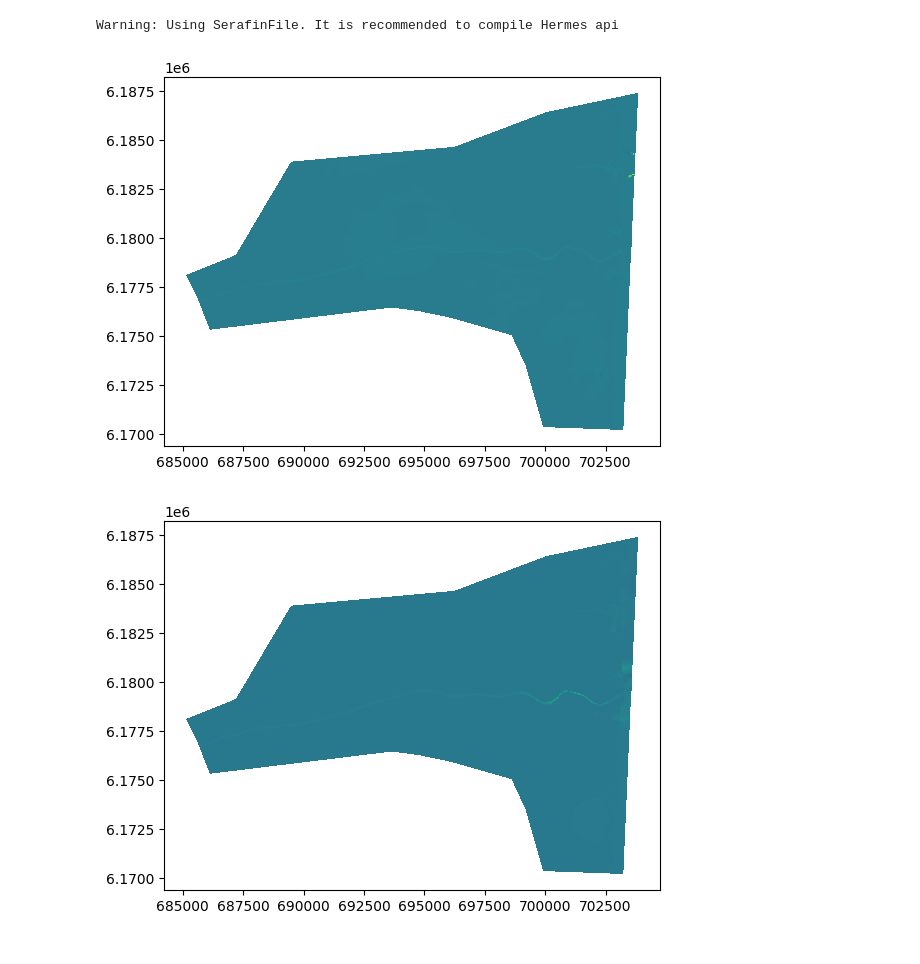
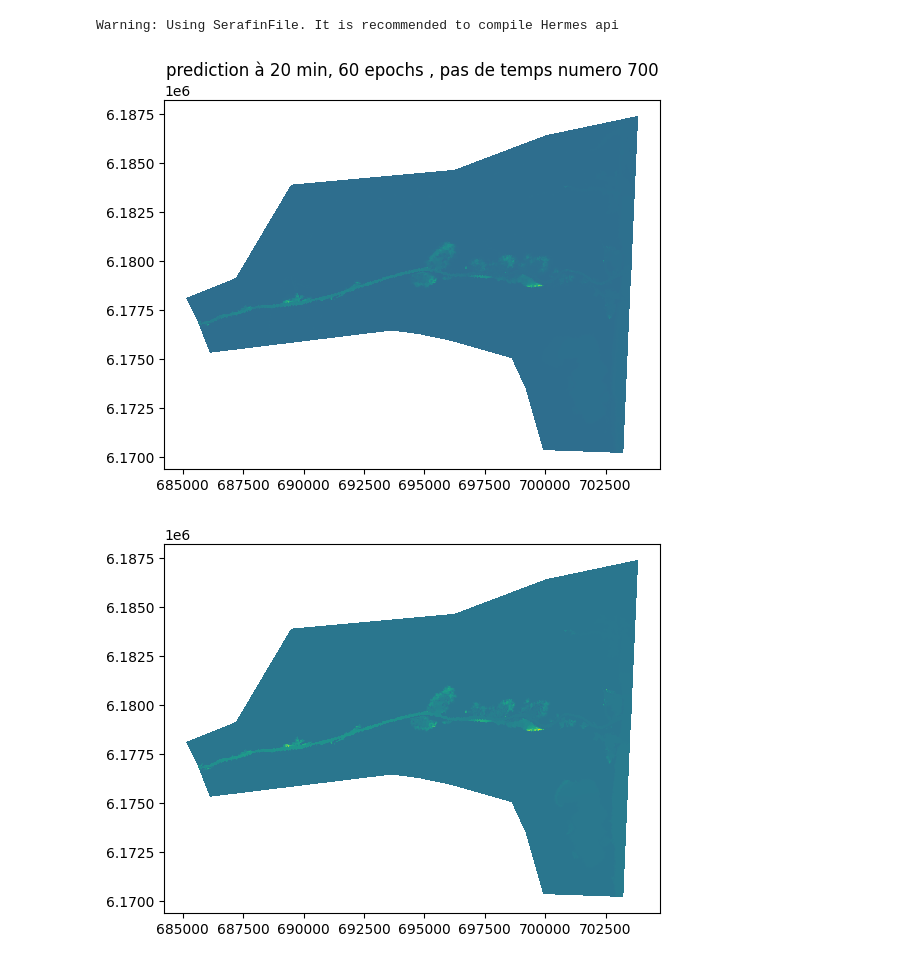
Before and after one commit to vmerc/gnn_modulus_test, a Jupyter notebook: jupyter/tet_multimesh_viz.ipynb, the cells around one changed output. Cells and saved outputs as stored; diff of their text form; code cells hidden in the pictures.

```diff
--- a/jupyter/tet_multimesh_viz.ipynb
+++ b/jupyter/tet_multimesh_viz.ipynb
@@ -17,9 +18,10 @@ from hydra.utils import to_absolute_path
 dataset = TelemacDataset(
             name="telemac_train",
             data_dir=to_absolute_path('./data/TetQ2500inter_1min_chunk/TetQ2500inter_1min_multimesh_base.bin'),
-            dynamic_data_file= to_absolute_path('./data/TetQ2500inter_1min_chunk/TetQ2500inter_1min_0_0-500.pkl'),
+            dynamic_data_file= to_absolute_path('./data/TetQ2500inter_1min_chunk/TetQ2500inter_1min_0_500-1000.pkl'),
             split="train",
             num_samples=1,
-            num_steps=400
+            num_steps=400,
+            stride=20
         )
 # %% [output]
@@ -51,7 +73,7 @@ load_checkpoint(to_absolute_path("./jupyter"),model)
 # %%
-ts = 200
+ts = 10
 with torch.no_grad():
-    pred = model(dataset[ts].ndata['x'],dataset[0].edata['x'],dataset[0]).numpy()
+    pred = model(dataset[ts].ndata['x'].to('cuda'),dataset[0].edata['x'].to('cuda'),dataset[0].to('cuda')).cpu().numpy()
 groundtruth = dataset[ts].ndata['y'].numpy()
 # %%
 from python.create_dgl_dataset import add_mesh_info
@@ -72,13 +94,18 @@ h_min = min(np.min(groundtruth[:,0]),np.min(pred[:,0]))
 # %%
 import matplotlib.pyplot as plt
 plt.figure()
+plt.title('prediction à 20 min, 60 epochs , pas de temps numero {}'.format(500+ts*20))
 plt.tripcolor(X[:,0],X[:,1],pred[:,0],triangles=triangles,vmax=h_max,vmin=h_min)
+#plt.xlim(685000,687500)
+#plt.ylim(6170000,6180000)
 plt.show()
 # %% [output]
-[figure, old version]
+[figure, new version]
 # %%
 plt.figure()
-plt.tripcolor(X[:,0],X[:,1],groundtruth[:,0],triangles=triangles,vmax=h_max,vmin=h_min)
+plt.tripcolor(X[:,0],X[:,1],groundtruth[:,0],triangles=triangles)#,vmax=h_max,vmin=h_min)
+#plt.xlim(685000,687500)
+#plt.ylim(6170000,6180000)
 plt.show()
 # %% [output]
-[figure, old version]
+[figure, new version]
```
Also changed, not shown: parts of 14 cells of this notebook, 1 other file.
